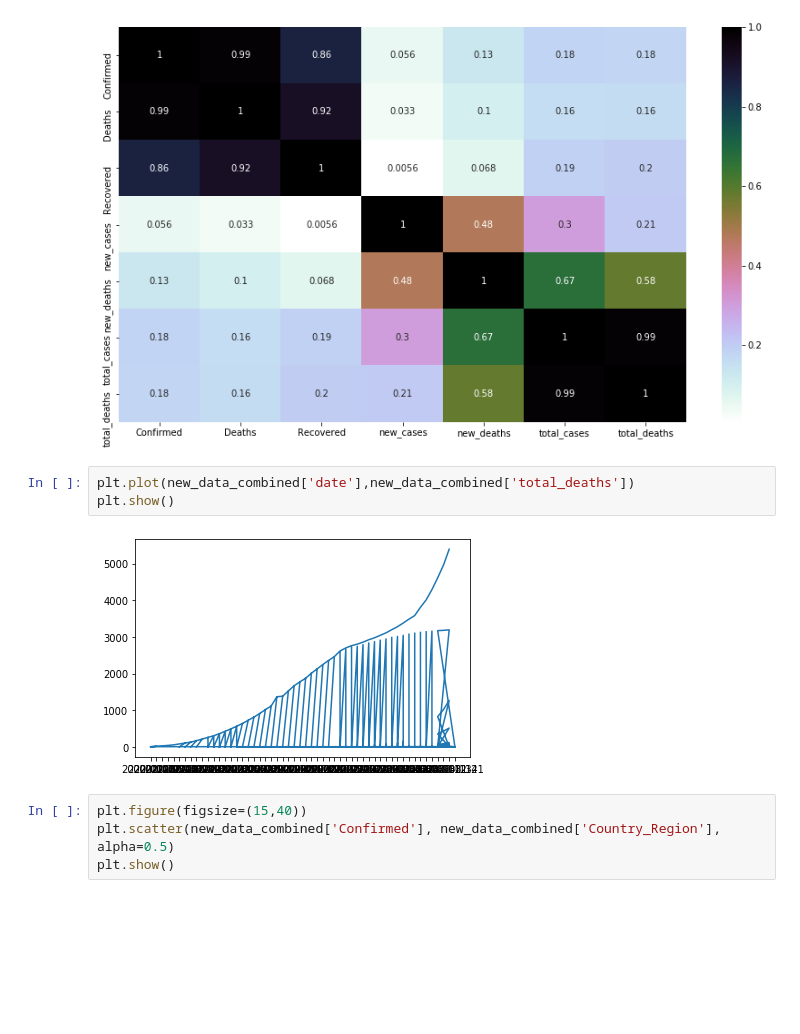
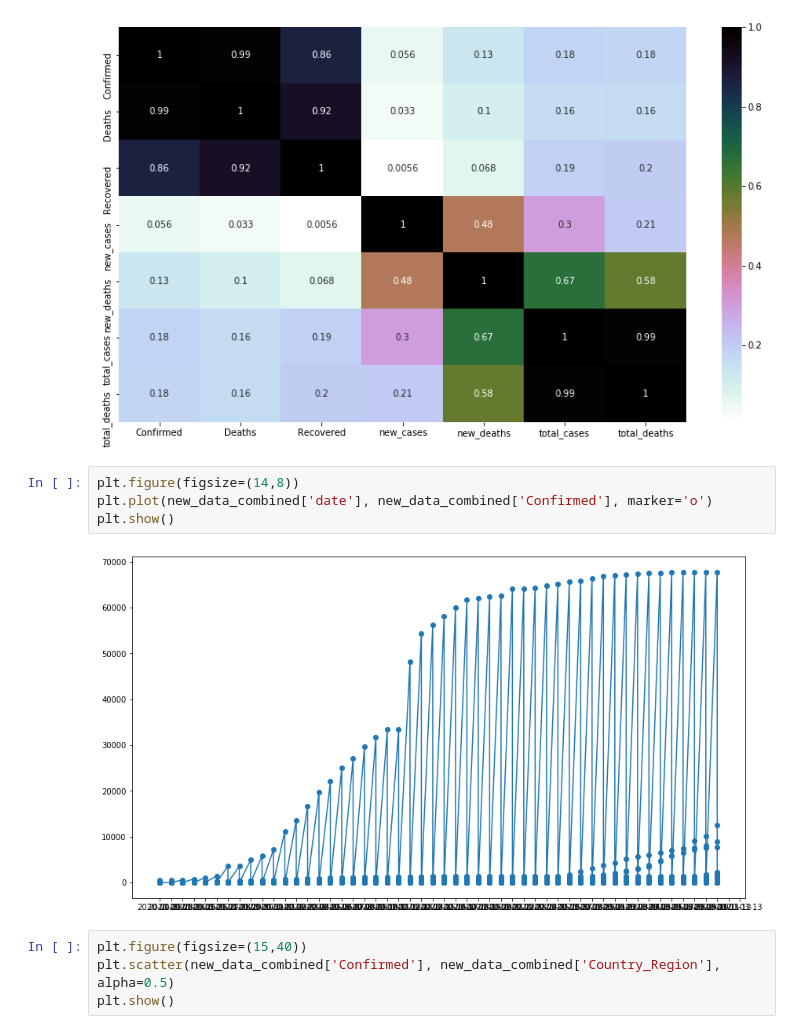
Before and after one commit to anushirahatti/covid-19-analysis, a Jupyter notebook: src/covid_19_analysis.ipynb, the cells around one changed output. Saved outputs shown, nothing was run; the diff lists cells and outputs as text; blank space fills up the shorter version.

```diff
--- a/src/covid_19_analysis.ipynb
+++ b/src/covid_19_analysis.ipynb
@@ -262,10 +262,11 @@ plt.show()
 # %% [output]
 [figure]
 # %%
-plt.plot(new_data_combined['date'],new_data_combined['total_deaths'])
+plt.figure(figsize=(14,8))
+plt.plot(new_data_combined['date'], new_data_combined['Confirmed'], marker='o')
 plt.show()
 # %% [output]
-[figure, old version]
+[figure, new version]
 # %%
 plt.figure(figsize=(15,40))
 plt.scatter(new_data_combined['Confirmed'], new_data_combined['Country_Region'], alpha=0.5)
```
Also changed, not shown: parts of 4 cells of this notebook.
